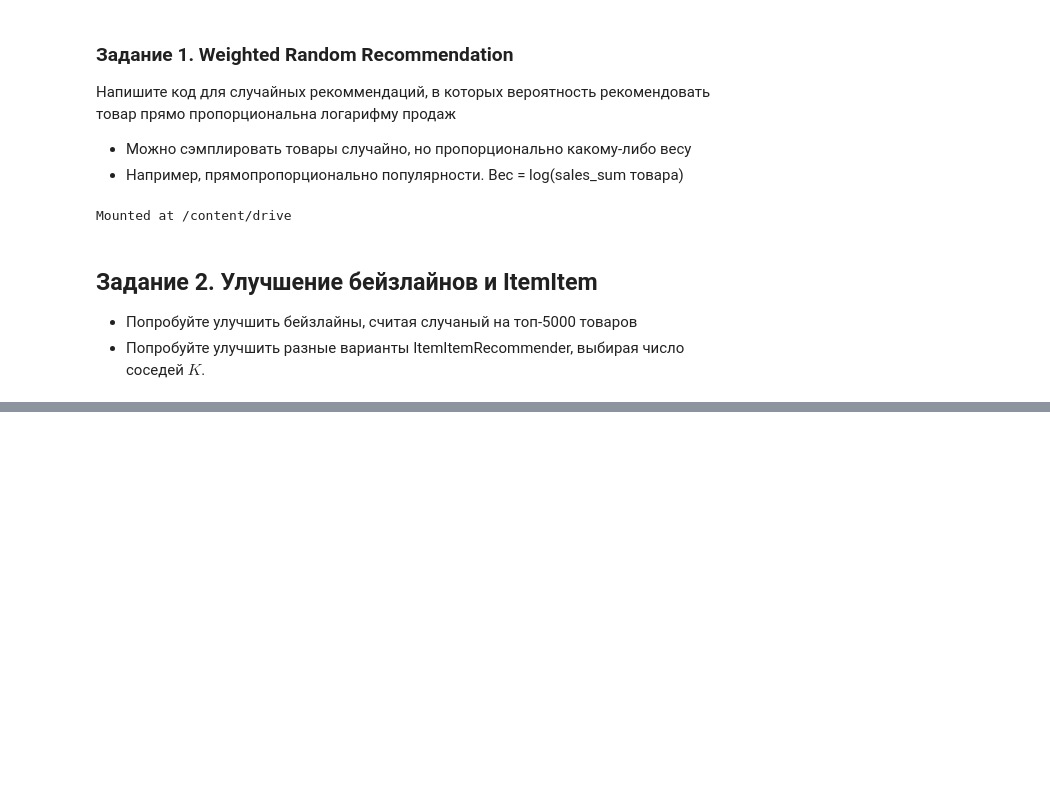
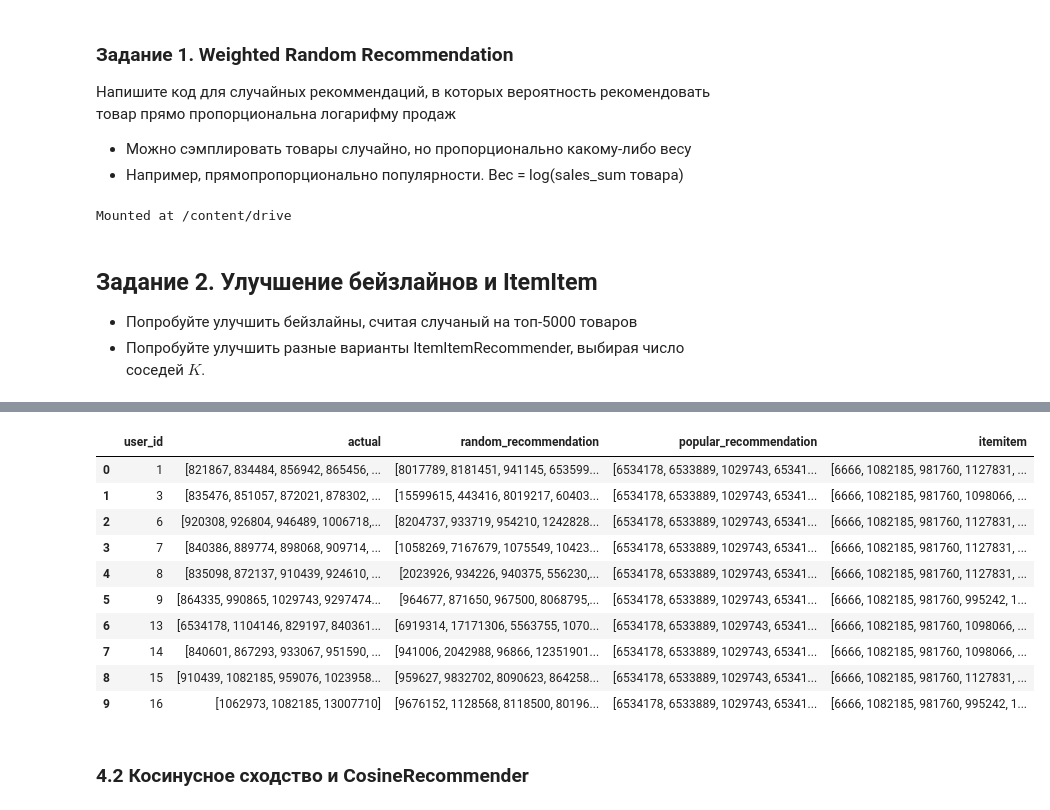
Before and after one commit to Ksenia-90/recommender_systems, a Jupyter notebook: hw_webinar_2.ipynb, the cells around one changed output, grey strips where cells are left out. Drawn from its saved outputs; the diff is of its cells as text; code cells hidden in the pictures; blank space fills up the shorter version.

```diff
--- a/hw_webinar_2.ipynb
+++ b/hw_webinar_2.ipynb
@@ -105,0 +229,30 @@ Mounted at /content/drive
+# %%
+# создаем словари мапинга между id бизнеса к строчному id матрицы
+
+userids = user_item_matrix.index.values
+itemids = user_item_matrix.columns.values
+
+matrix_userids = np.arange(len(userids))
+matrix_itemids = np.arange(len(itemids))
+
+id_to_itemid = dict(zip(matrix_itemids, itemids))
+id_to_userid = dict(zip(matrix_userids, userids))
+
+itemid_to_id = dict(zip(itemids, matrix_itemids))
+userid_to_id = dict(zip(userids, matrix_userids))
+# %%
+%%time
+
+model = ItemItemRecommender(K=5, num_threads=4) # K - кол-во билжайших соседей
+
+
+model.fit(csr_matrix(user_item_matrix).T.tocsr(),  # На вход item-user matrix
+          show_progress=True)
+
+
+recs = model.recommend(userid=userid_to_id[2],  # userid - id от 0 до N
+                        user_items=csr_matrix(user_item_matrix).tocsr(),   # на вход user-item matrix
+                        N=5, # кол-во рекомендаций
+                        filter_already_liked_items=False,
+                        filter_items=None,
+                        recalculate_user=True)
@@ -105,0 +275,11 @@ Mounted at /content/drive
+# %%
+%%time
+
+result['itemitem'] = result['user_id'].apply(lambda user_id: [id_to_itemid[rec[0]]
+                                                              for rec in model.recommend(userid=userid_to_id[user_id],
+                                                                user_items=sparse_user_item,   # на вход user-item matrix
+                                                                N=5,
+                                                                filter_already_liked_items=False,
+                                                                filter_items=None,
+                                                                recalculate_user=True)
+                                                                             ])
@@ -105,0 +289,16 @@ Mounted at /content/drive
+# %%
+result.head(10)
+# %% [output]
+|  | user_id | actual | random_recommendation | popular_recommendation | itemitem |
+| 0 | 1 | [821867, 834484, 856942, 865456, ... | [8017789, 8181451, 941145, 653599... | [6534178, 6533889, 1029743, 65341... | [6666, 1082185, 981760, 1127831, ... |
+| 1 | 3 | [835476, 851057, 872021, 878302, ... | [15599615, 443416, 8019217, 60403... | [6534178, 6533889, 1029743, 65341... | [6666, 1082185, 981760, 1098066, ... |
+| 2 | 6 | [920308, 926804, 946489, 1006718,... | [8204737, 933719, 954210, 1242828... | [6534178, 6533889, 1029743, 65341... | [6666, 1082185, 981760, 1127831, ... |
+| 3 | 7 | [840386, 889774, 898068, 909714, ... | [1058269, 7167679, 1075549, 10423... | [6534178, 6533889, 1029743, 65341... | [6666, 1082185, 981760, 1127831, ... |
+| 4 | 8 | [835098, 872137, 910439, 924610, ... | [2023926, 934226, 940375, 556230,... | [6534178, 6533889, 1029743, 65341... | [6666, 1082185, 981760, 1127831, ... |
+| 5 | 9 | [864335, 990865, 1029743, 9297474... | [964677, 871650, 967500, 8068795,... | [6534178, 6533889, 1029743, 65341... | [6666, 1082185, 981760, 995242, 1... |
+| 6 | 13 | [6534178, 1104146, 829197, 840361... | [6919314, 17171306, 5563755, 1070... | [6534178, 6533889, 1029743, 65341... | [6666, 1082185, 981760, 1098066, ... |
+| 7 | 14 | [840601, 867293, 933067, 951590, ... | [941006, 2042988, 96866, 12351901... | [6534178, 6533889, 1029743, 65341... | [6666, 1082185, 981760, 1098066, ... |
+| 8 | 15 | [910439, 1082185, 959076, 1023958... | [959627, 9832702, 8090623, 864258... | [6534178, 6533889, 1029743, 65341... | [6666, 1082185, 981760, 1127831, ... |
+| 9 | 16 | [1062973, 1082185, 13007710] | [9676152, 1128568, 8118500, 80196... | [6534178, 6533889, 1029743, 65341... | [6666, 1082185, 981760, 995242, 1... |
+# %% [markdown]
+### 4.2 Косинусное сходство и CosineRecommender
```
Also changed, not shown: parts of 41 cells of this notebook.
